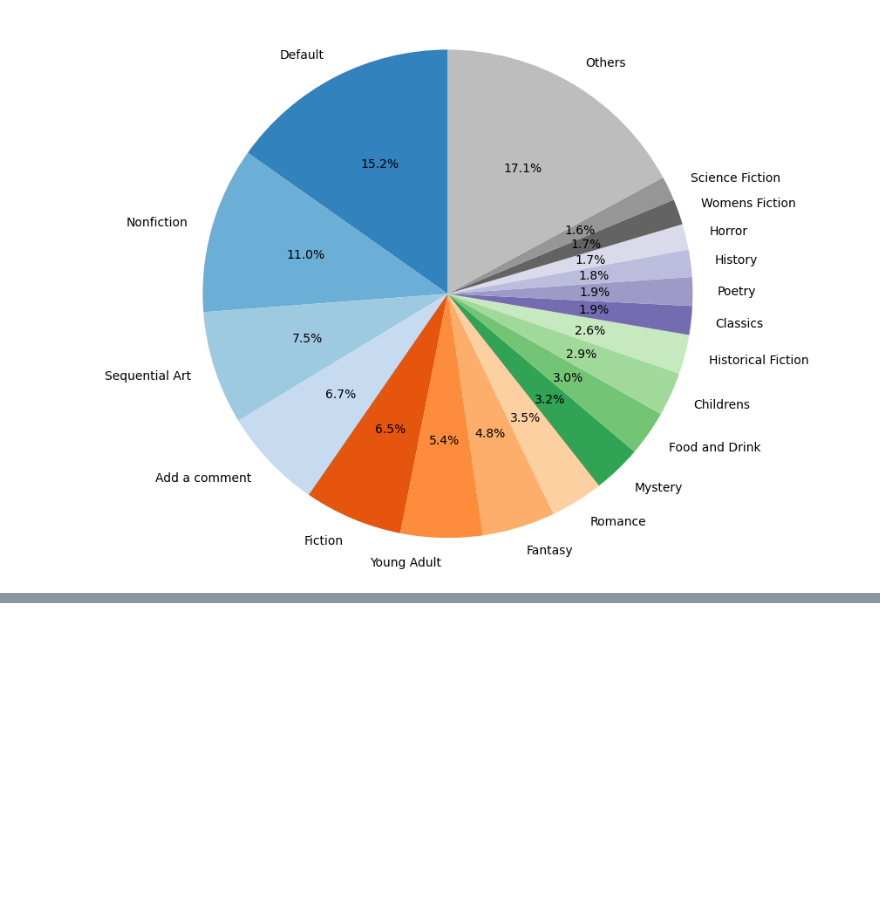
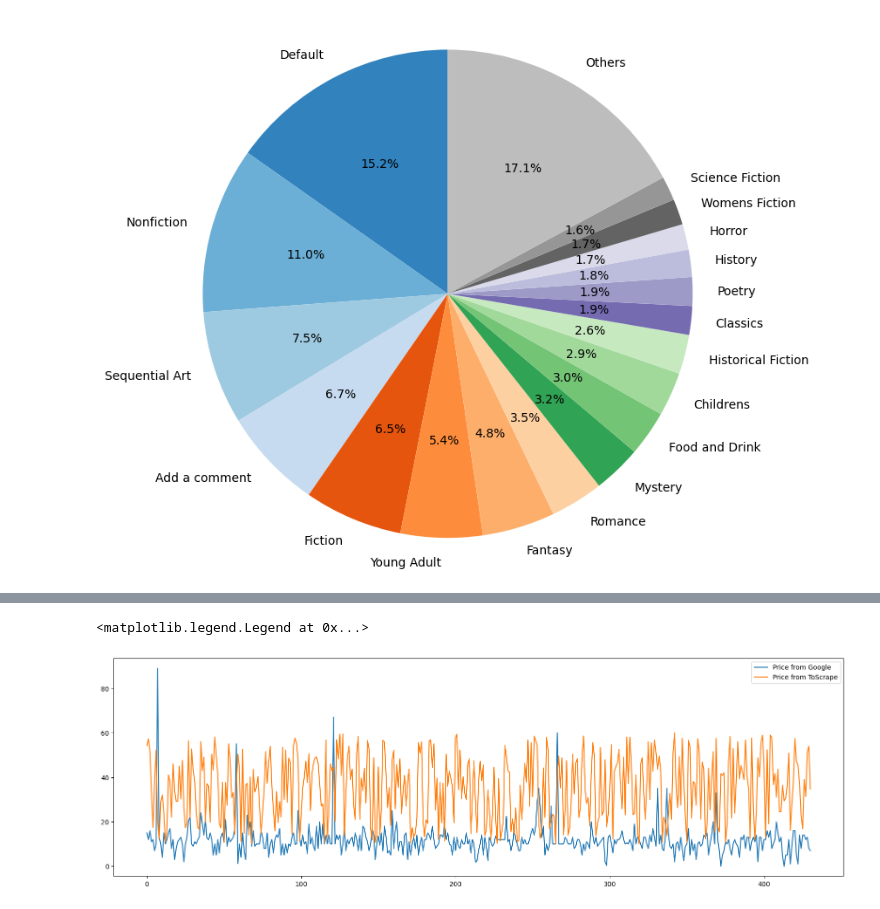
Before and after one commit to Zirui-Zhou/INT303_Web_Scraping_And_Data_Analysis, a Jupyter notebook: Zirui_Zhou+1927924.ipynb, the cells around one changed output, grey strips where cells are left out. Drawn from its saved outputs; the diff is of its cells as text; code cells hidden in the pictures; blank space fills up the shorter version.

```diff
--- a/Zirui_Zhou+1927924.ipynb
+++ b/Zirui_Zhou+1927924.ipynb
@@ -603,0 +606,17 @@ _ = ax6.set_xticklabels(labels)
+# %%
+google_price_info = book_info["Google Price"].dropna().apply(lambda x: float(re.findall(r"\d*\.\d+|\d+", x)[0])).sort_index().reset_index(drop=True)
+
+scrape_price_info = book_info[book_info["Google Price"].notna()]["Price (incl. tax)"].apply(lambda x: float(re.findall(r"\d*\.\d+|\d+", x)[0])).sort_index().reset_index(drop=True)
+
+
+fig7, ax7 = plt.subplots()
+
+fig7.set_size_inches(20, 6)
+ax7.plot(google_price_info.index, google_price_info.values, label="Price from Google")
+ax7.plot(scrape_price_info.index, scrape_price_info.values, label="Price from ToScrape")
+# ax7.bar(google_price_info.index, google_price_info.values, label="Price from Google")
+# ax7.bar(scrape_price_info.index, scrape_price_info.values, label="Price from ToScrape")
+ax7.legend()
+# %% [output]
+<matplotlib.legend.Legend at 0x...>
+[figure, added]
```
Also changed, not shown: parts of 2 cells of this notebook.
